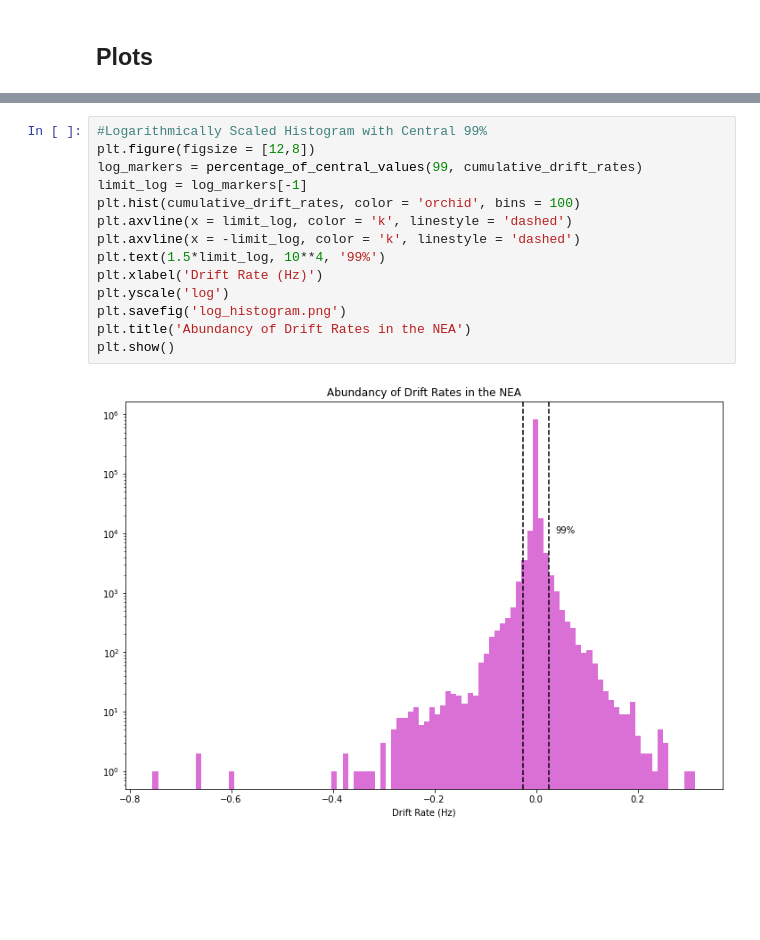
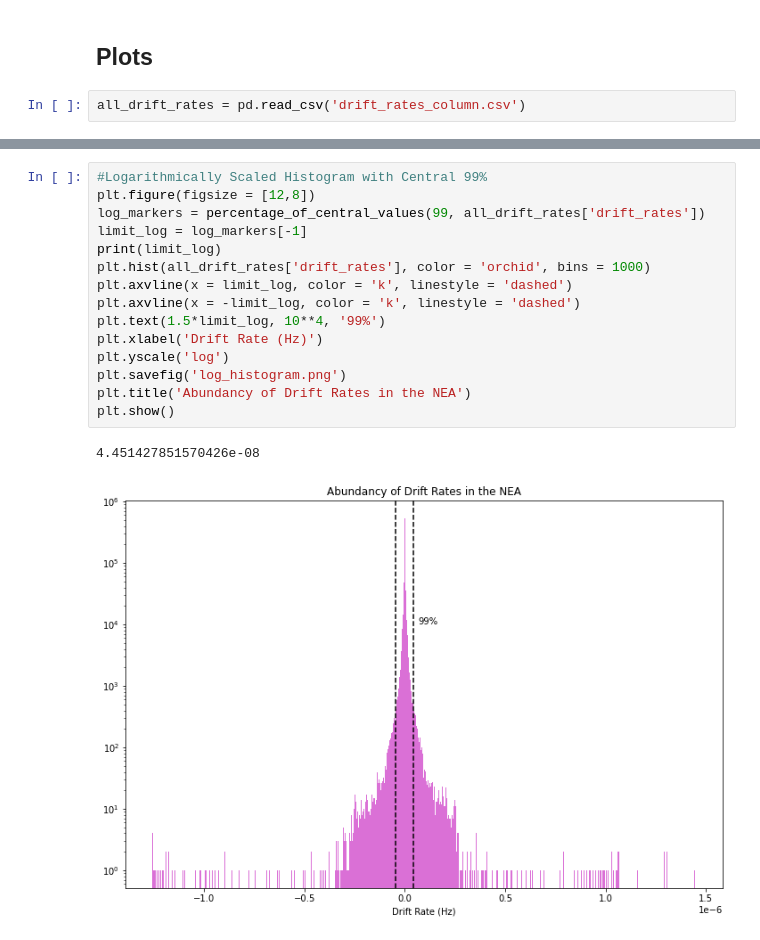
Before and after one commit to bricktoast/Test-Drift-Rates, a Jupyter notebook: Drift_Rates_NEA.ipynb, the cells around one changed output, grey strips where cells are left out. Drawn from its saved outputs; the diff is of its cells as text; blank space fills up the shorter version.

```diff
--- a/Drift_Rates_NEA.ipynb
+++ b/Drift_Rates_NEA.ipynb
@@ -251,5 +300,7 @@ sorted_by_disc_method_dr = cat_drift_rates(sort_by_disc_method(df), drift_rates_
 # %% [markdown]
 ## Plots
+# %%
+all_drift_rates = pd.read_csv('drift_rates_column.csv')
 # %%
 #Linearly Scaled Histogram with Central 50%
 plt.figure(figsize = [12,8])
@@ -269,19 +319,21 @@ plt.show()
 # %%
 #Logarithmically Scaled Histogram with Central 99%
 plt.figure(figsize = [12,8])
-log_markers = percentage_of_central_values(99, cumulative_drift_rates)
+log_markers = percentage_of_central_values(99, all_drift_rates['drift_rates'])
 limit_log = log_markers[-1]
-plt.hist(cumulative_drift_rates, color = 'orchid', bins = 100)
+print(limit_log)
+plt.hist(all_drift_rates['drift_rates'], color = 'orchid', bins = 1000)
 plt.axvline(x = limit_log, color = 'k', linestyle = 'dashed')
 plt.axvline(x = -limit_log, color = 'k', linestyle = 'dashed')
 plt.text(1.5*limit_log, 10**4, '99%')
 plt.xlabel('Drift Rate (Hz)')
 plt.yscale('log')
 plt.savefig('log_histogram.png')
 plt.title('Abundancy of Drift Rates in the NEA')
 plt.show()
 # %% [output]
+4.451427851570426e-08
-[figure, old version]
+[figure, new version]
 # %%
 #Linearly Scaled Histogram by Discovery Method
 plt.figure(figsize = [12,8])
```
Also changed, not shown: parts of 19 cells of this notebook.
